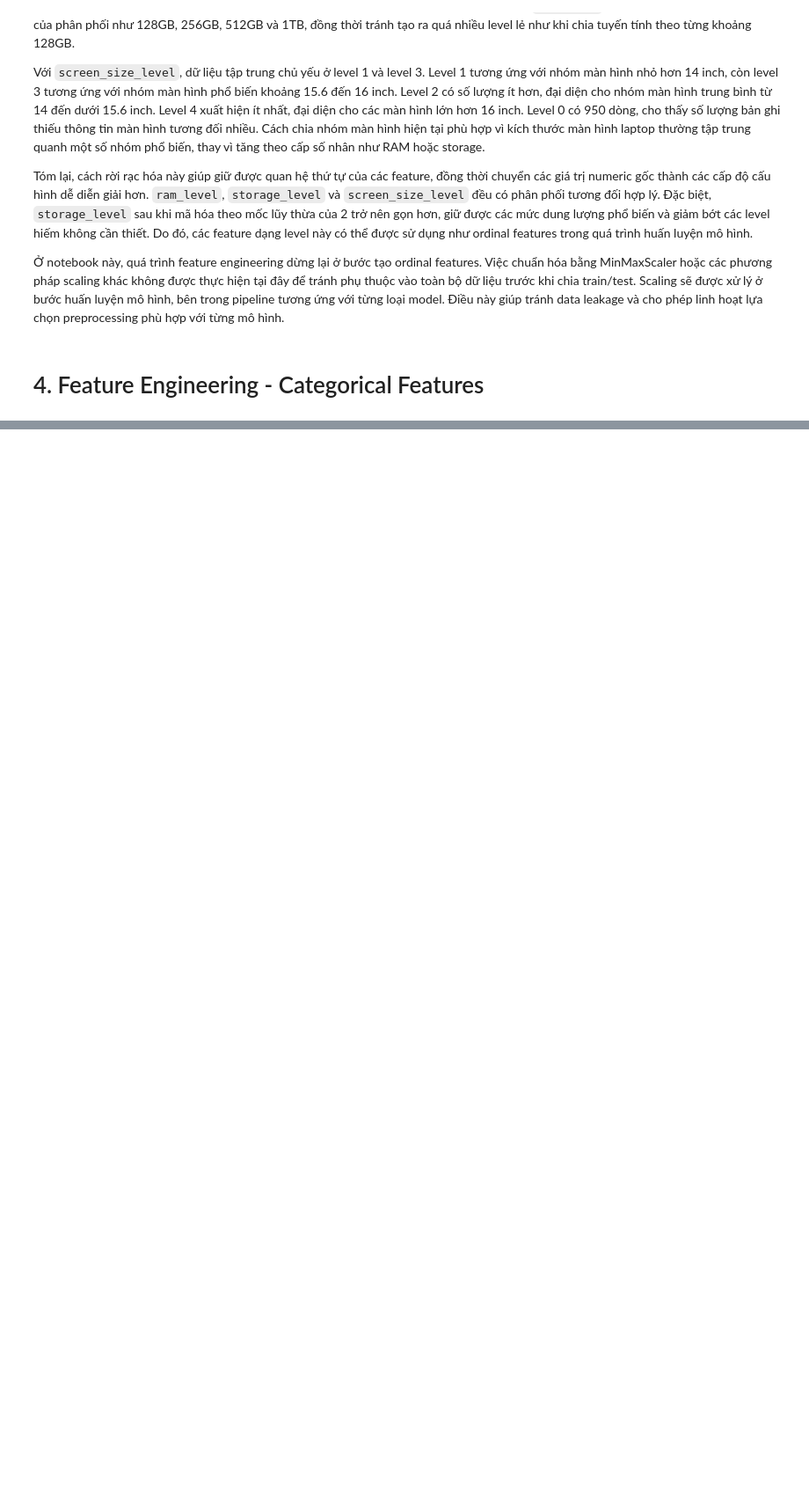
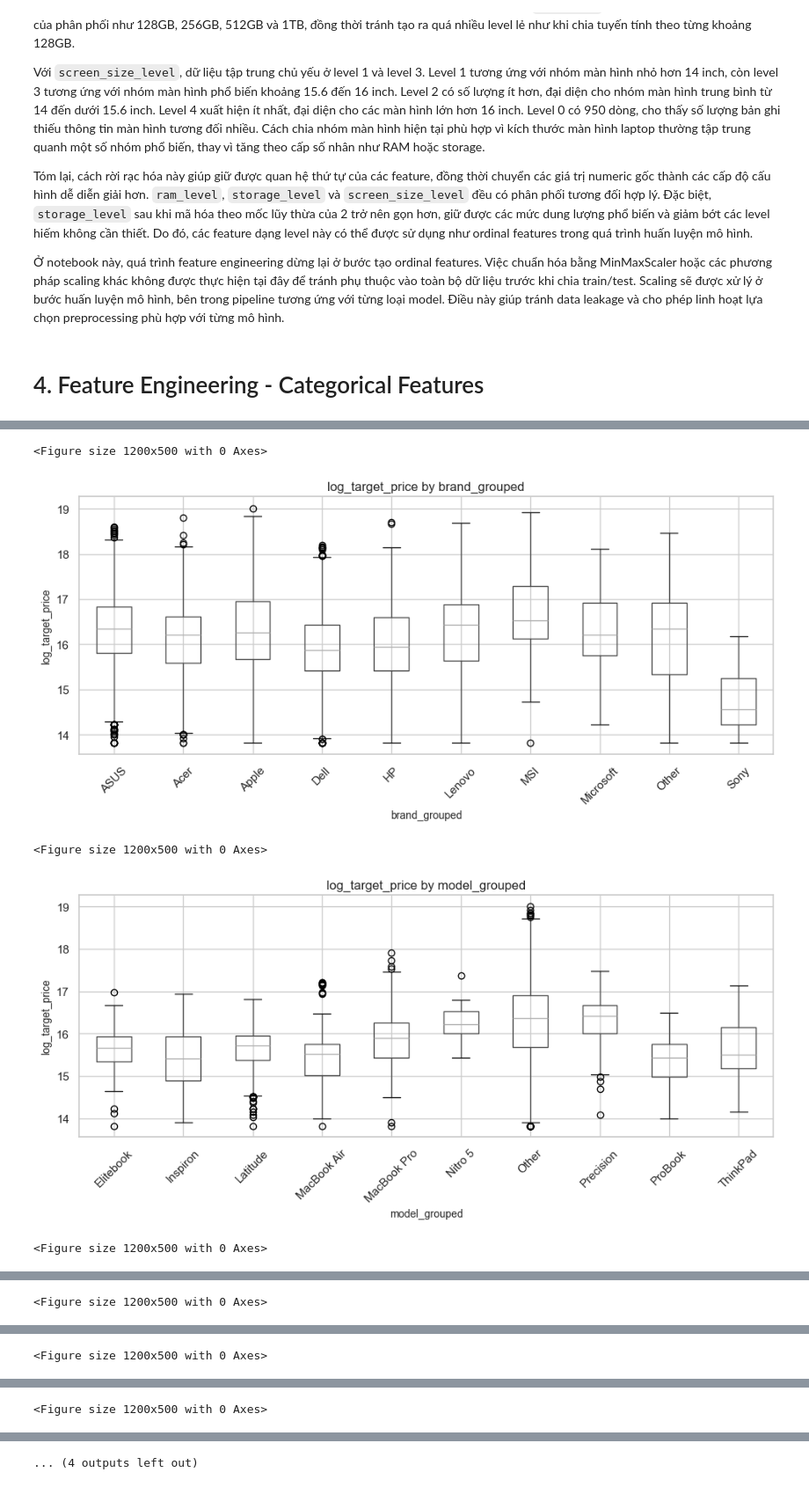
Before and after one commit to thisYui/Laptop-Price-Prediction, a Jupyter notebook: notebooks/data/06_feature_engineering.ipynb, the cells around one changed output, grey strips where cells are left out. Shown at 88% size. Cells and saved outputs as stored; diff of their text form; code cells hidden in the pictures; blank space fills up the shorter version.

```diff
--- a/notebooks/data/06_feature_engineering.ipynb
+++ b/notebooks/data/06_feature_engineering.ipynb
@@ -466,0 +509,19 @@ Name: proportion, dtype: float64
+# %%
+for col in cat_cols:
+    top_categories = df[col].value_counts().head(10).index
+    temp = df[df[col].isin(top_categories)]
+
+    plt.figure(figsize=(12, 5))
+    temp.boxplot(column="log_target_price", by=col, rot=45)
+    plt.title(f"log_target_price by {col}")
+    plt.suptitle("")
+    plt.xlabel(col)
+    plt.ylabel("log_target_price")
+    plt.tight_layout()
+    plt.show()
+# %% [output]
+<Figure size 1200x500 with 0 Axes>
+[figure, added]
+<Figure size 1200x500 with 0 Axes>
+[figure, added]
+<Figure size 1200x500 with 0 Axes>
@@ -466,0 +529 @@ Name: proportion, dtype: float64
+<Figure size 1200x500 with 0 Axes>
@@ -466,0 +531 @@ Name: proportion, dtype: float64
+<Figure size 1200x500 with 0 Axes>
@@ -466,0 +533 @@ Name: proportion, dtype: float64
+<Figure size 1200x500 with 0 Axes>
@@ -466,0 +535 @@ Name: proportion, dtype: float64
+... (4 outputs left out)
```
Also changed, not shown: parts of 18 cells of this notebook, 6 other files.
